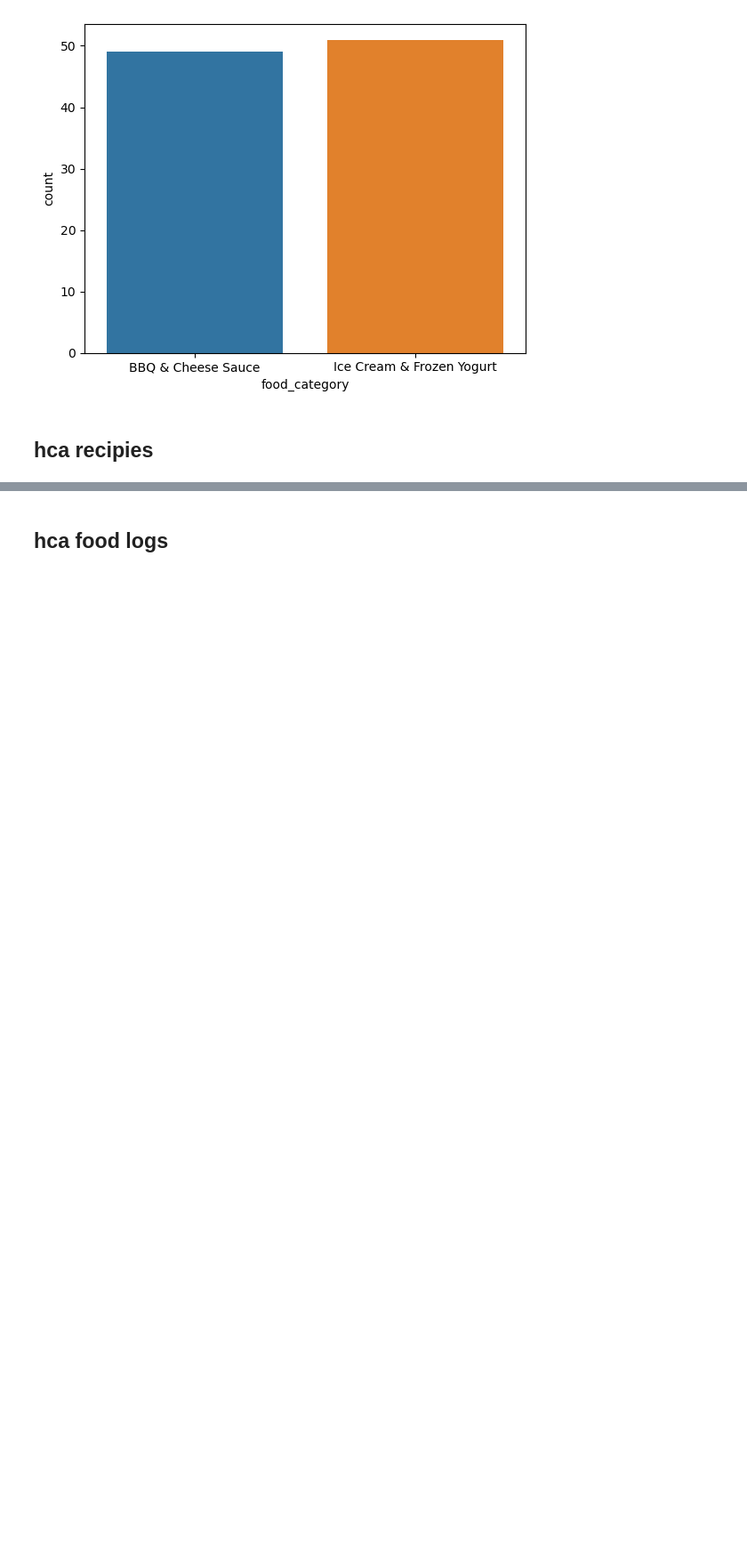
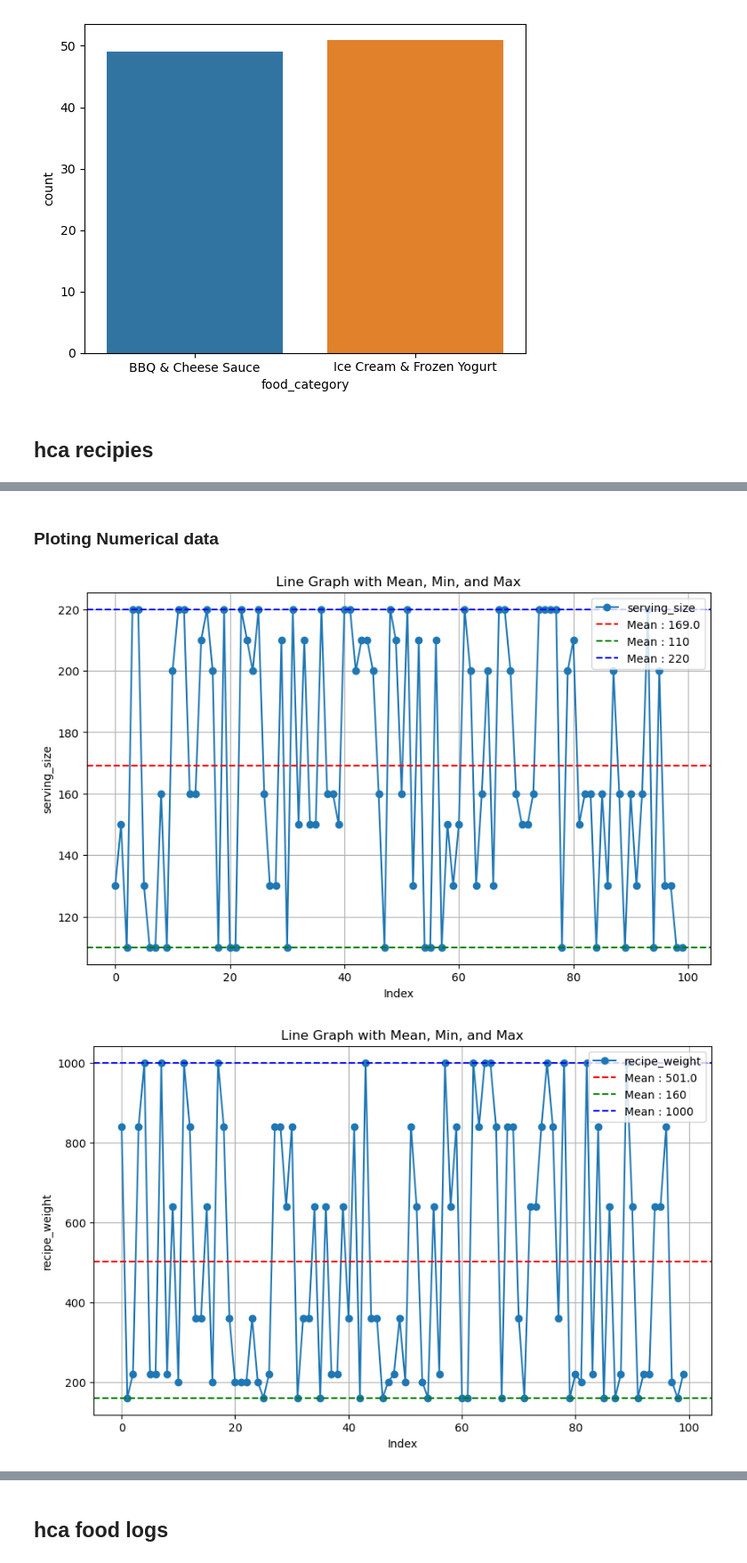
Before and after one commit to Dineshmw/HCA_Health_App, a Jupyter notebook: HCA Data Exploration.ipynb, the cells around one changed output, grey strips where cells are left out. Shown at 89% size. Cells and saved outputs as stored; diff of their text form; code cells hidden in the pictures; blank space fills up the shorter version.

Commit message:
Data Mereging started

```diff
--- a/HCA Data Exploration.ipynb
+++ b/HCA Data Exploration.ipynb
@@ -250,0 +304,32 @@ for f in features:
+# %% [markdown]
+### Ploting Numerical data
+# %%
+# Calculate mean, min, and max
+
+Num_features = ['serving_size','recipe_weight', 'total_carbohydrate', 'total_protein','total_energy','total_lipid_fat',]
+
+for f in Num_features:
+    mean_value = hca_recipes[f].mean()
+    min_value = hca_recipes[f].min()
+    max_value = hca_recipes[f].max()
+
+    mean_label = "Mean : "+ str(mean_value)
+    min_label = "Mean : "+ str(min_value)
+    max_label = "Mean : "+ str(max_value)
+
+    plt.figure(figsize=(10, 6))
+    hca_recipes[f].plot(label=f, marker='o')
+    plt.axhline(y=mean_value, color='r', linestyle='--', label=mean_label)
+    plt.axhline(y=min_value, color='g', linestyle='--', label=min_label)
+    plt.axhline(y=max_value, color='b', linestyle='--', label=max_label)
+
+    # Customize the plot
+    plt.title('Line Graph with Mean, Min, and Max')
+    plt.xlabel('Index')
+    plt.ylabel(f)
+    plt.legend()
+    plt.grid(True)
+    plt.show()
+# %% [output]
+[figure, added]
+[figure, added]
```
Also changed, not shown: parts of 20 cells of this notebook, 10 other files.
